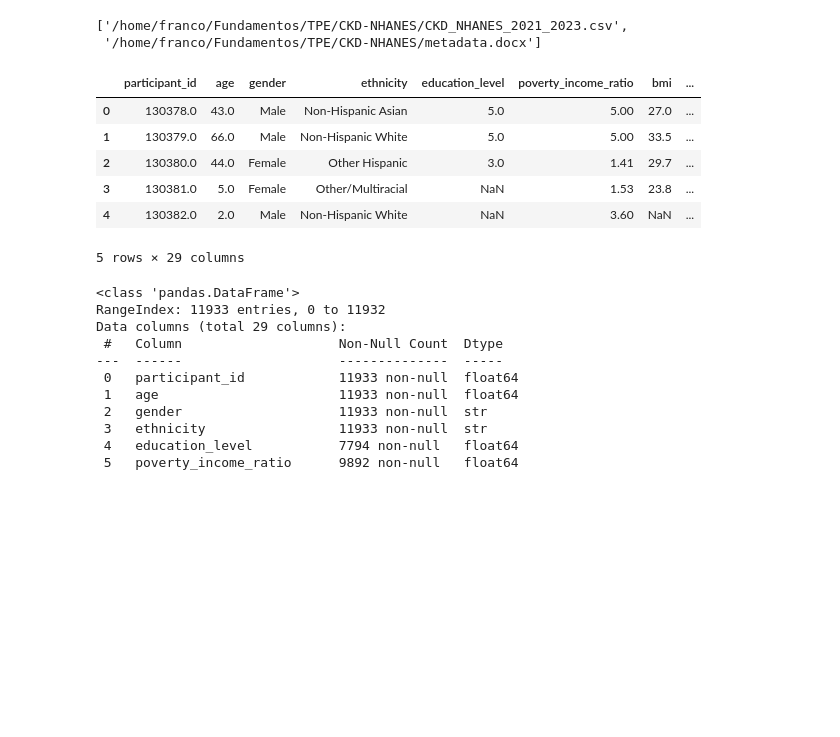
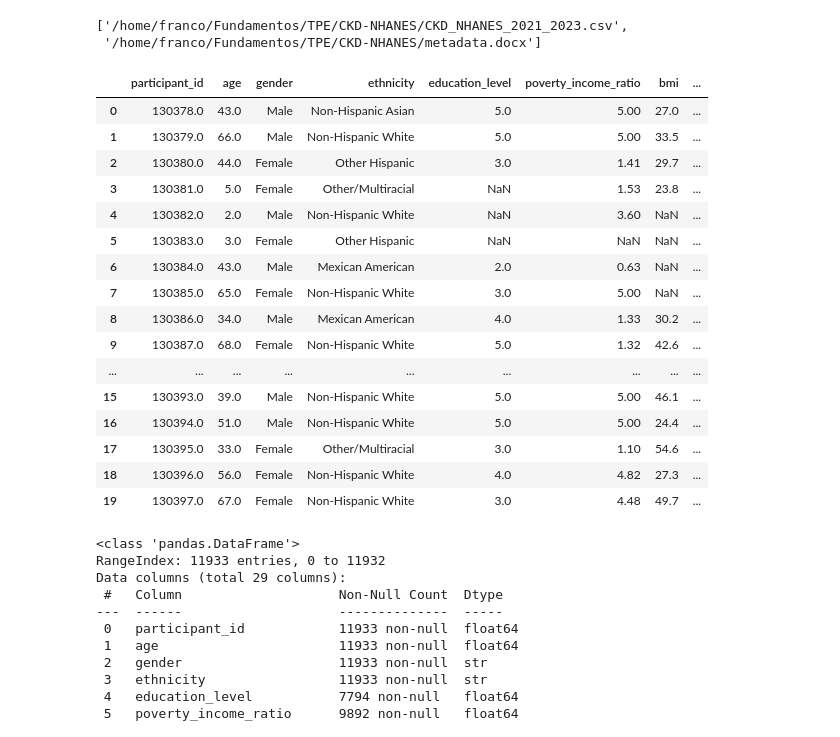
Before and after one commit to FranGonzalez354/TPE_fundamentos, a Jupyter notebook: CodeTPE.ipynb, the cells around one changed output. Drawn from its saved outputs; the diff is of its cells as text; code cells hidden in the pictures; blank space fills up the shorter version.

```diff
--- a/CodeTPE.ipynb
+++ b/CodeTPE.ipynb
@@ -46,15 +46,26 @@ Download completed
  '/home/franco/Fundamentos/TPE/CKD-NHANES/metadata.docx']
 # %%
 data = pd.read_csv("CKD-NHANES/CKD_NHANES_2021_2023.csv", sep = ",", encoding = "latin1", on_bad_lines= "skip")
-data.head()
+pd.set_option('display.max_columns', None)
+data.head(20)
 # %% [output]
 |  | participant_id | age | gender | ethnicity | education_level | poverty_income_ratio | bmi | ... |
 | 0 | 130378.0 | 43.0 | Male | Non-Hispanic Asian | 5.0 | 5.00 | 27.0 | ... |
 | 1 | 130379.0 | 66.0 | Male | Non-Hispanic White | 5.0 | 5.00 | 33.5 | ... |
 | 2 | 130380.0 | 44.0 | Female | Other Hispanic | 3.0 | 1.41 | 29.7 | ... |
 | 3 | 130381.0 | 5.0 | Female | Other/Multiracial | NaN | 1.53 | 23.8 | ... |
 | 4 | 130382.0 | 2.0 | Male | Non-Hispanic White | NaN | 3.60 | NaN | ... |
+| 5 | 130383.0 | 3.0 | Female | Other Hispanic | NaN | NaN | NaN | ... |
+| 6 | 130384.0 | 43.0 | Male | Mexican American | 2.0 | 0.63 | NaN | ... |
+| 7 | 130385.0 | 65.0 | Female | Non-Hispanic White | 3.0 | 5.00 | NaN | ... |
+| 8 | 130386.0 | 34.0 | Male | Mexican American | 4.0 | 1.33 | 30.2 | ... |
+| 9 | 130387.0 | 68.0 | Female | Non-Hispanic White | 5.0 | 1.32 | 42.6 | ... |
+| ... | ... | ... | ... | ... | ... | ... | ... | ... |
+| 15 | 130393.0 | 39.0 | Male | Non-Hispanic White | 5.0 | 5.00 | 46.1 | ... |
+| 16 | 130394.0 | 51.0 | Male | Non-Hispanic White | 5.0 | 5.00 | 24.4 | ... |
+| 17 | 130395.0 | 33.0 | Female | Other/Multiracial | 3.0 | 1.10 | 54.6 | ... |
+| 18 | 130396.0 | 56.0 | Female | Non-Hispanic White | 4.0 | 4.82 | 27.3 | ... |
+| 19 | 130397.0 | 67.0 | Female | Non-Hispanic White | 3.0 | 4.48 | 49.7 | ... |
-5 rows × 29 columns
 # %%
 data.info()
 # %% [output]
```
Also changed, not shown: parts of 15 cells of this notebook.
